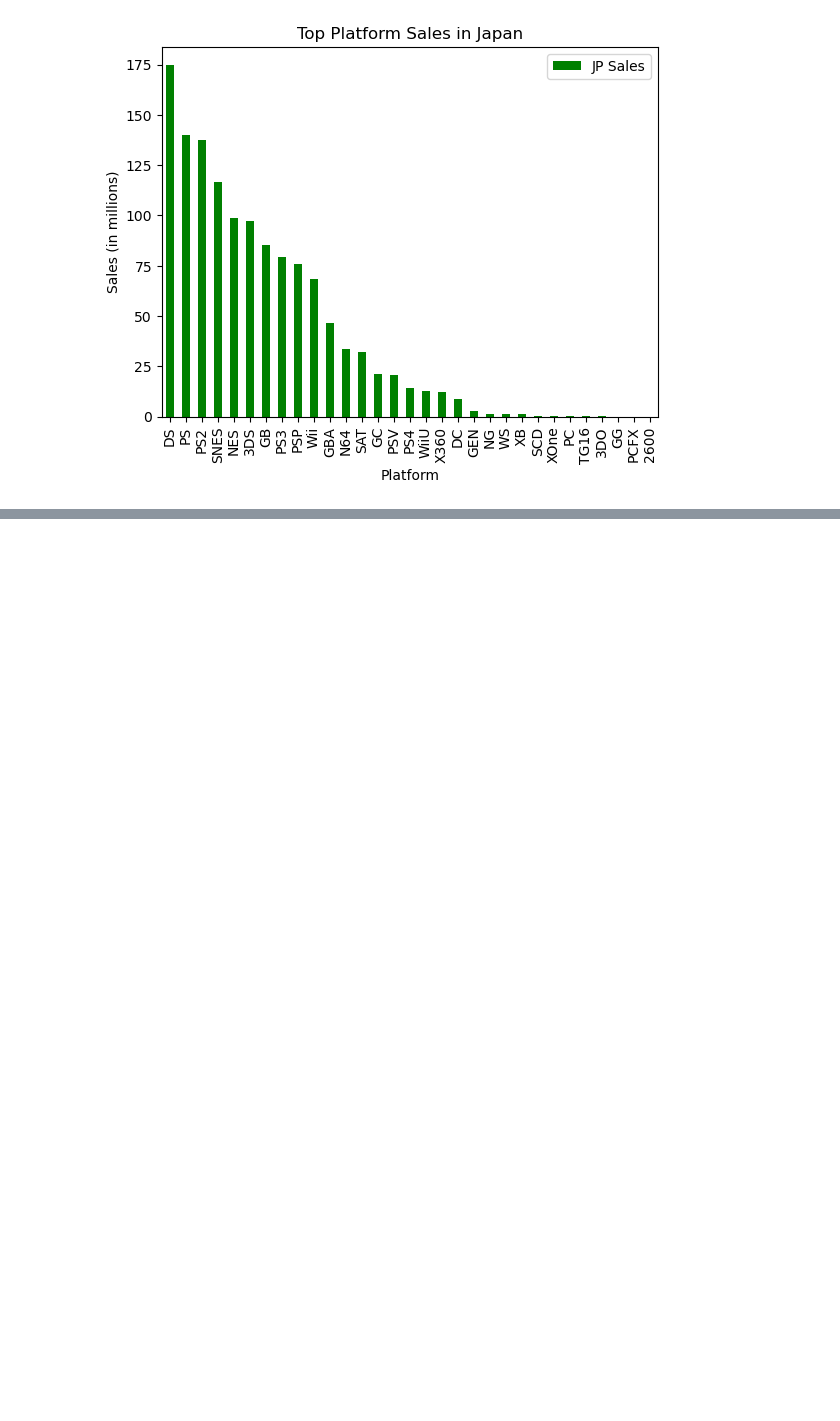
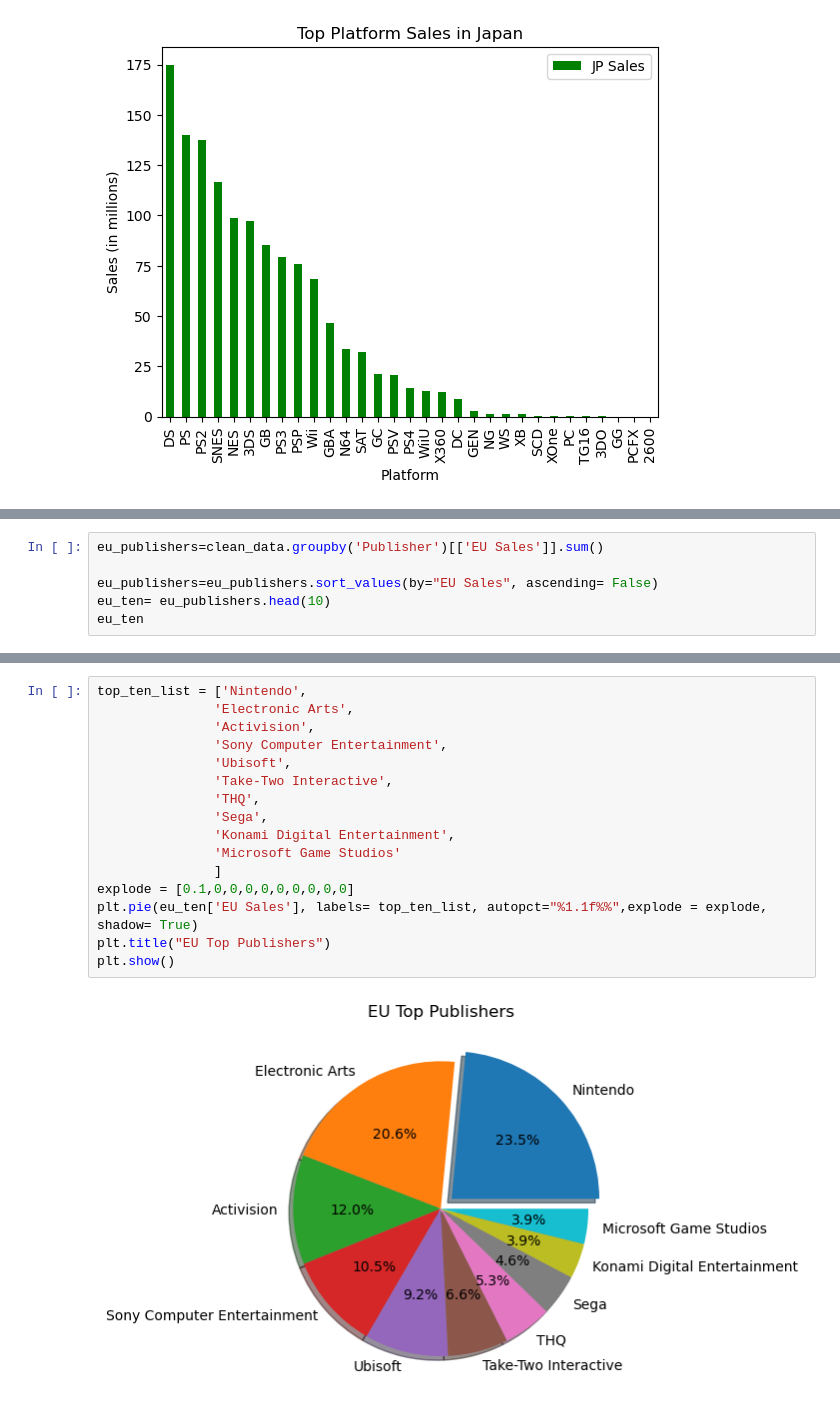
Before and after one commit to imanmalih/Project-One, a Jupyter notebook: VideoGames.ipynb, the cells around one changed output, grey strips where cells are left out. Saved outputs shown, nothing was run; the diff lists cells and outputs as text; blank space fills up the shorter version.

```diff
--- a/VideoGames.ipynb
+++ b/VideoGames.ipynb
@@ -163,0 +221,6 @@ plt.show()
+# %%
+eu_publishers=clean_data.groupby('Publisher')[['EU Sales']].sum()
+
+eu_publishers=eu_publishers.sort_values(by="EU Sales", ascending= False)
+eu_ten= eu_publishers.head(10)
+eu_ten
@@ -163,0 +240,18 @@ plt.show()
+# %%
+top_ten_list = ['Nintendo',
+               'Electronic Arts',
+               'Activision',
+               'Sony Computer Entertainment',
+               'Ubisoft',
+               'Take-Two Interactive',
+               'THQ',
+               'Sega',
+               'Konami Digital Entertainment',
+               'Microsoft Game Studios'
+               ]
+explode = [0.1,0,0,0,0,0,0,0,0,0]
+plt.pie(eu_ten['EU Sales'], labels= top_ten_list, autopct="%1.1f%%",explode = explode, shadow= True)
+plt.title("EU Top Publishers")
+plt.show()
+# %% [output]
+[figure, added]
```
Also changed, not shown: parts of 10 cells of this notebook.
